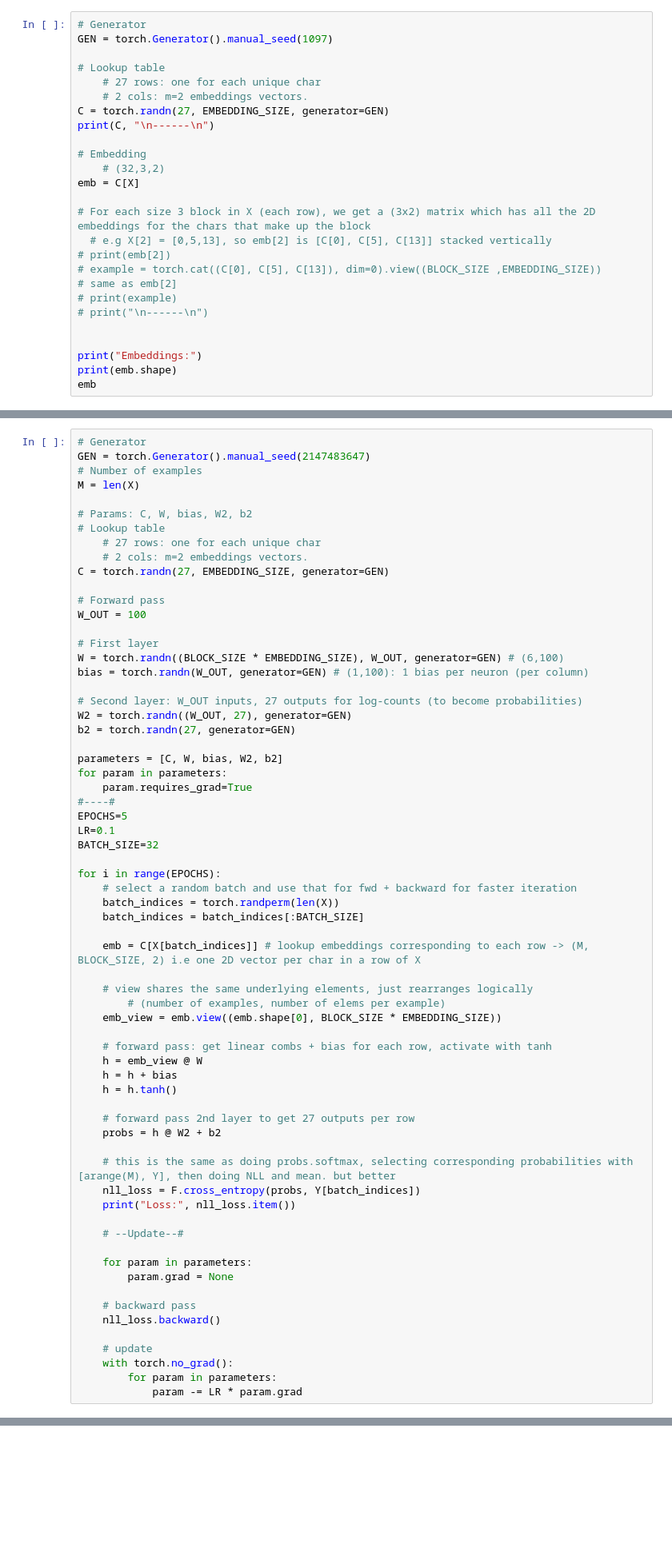
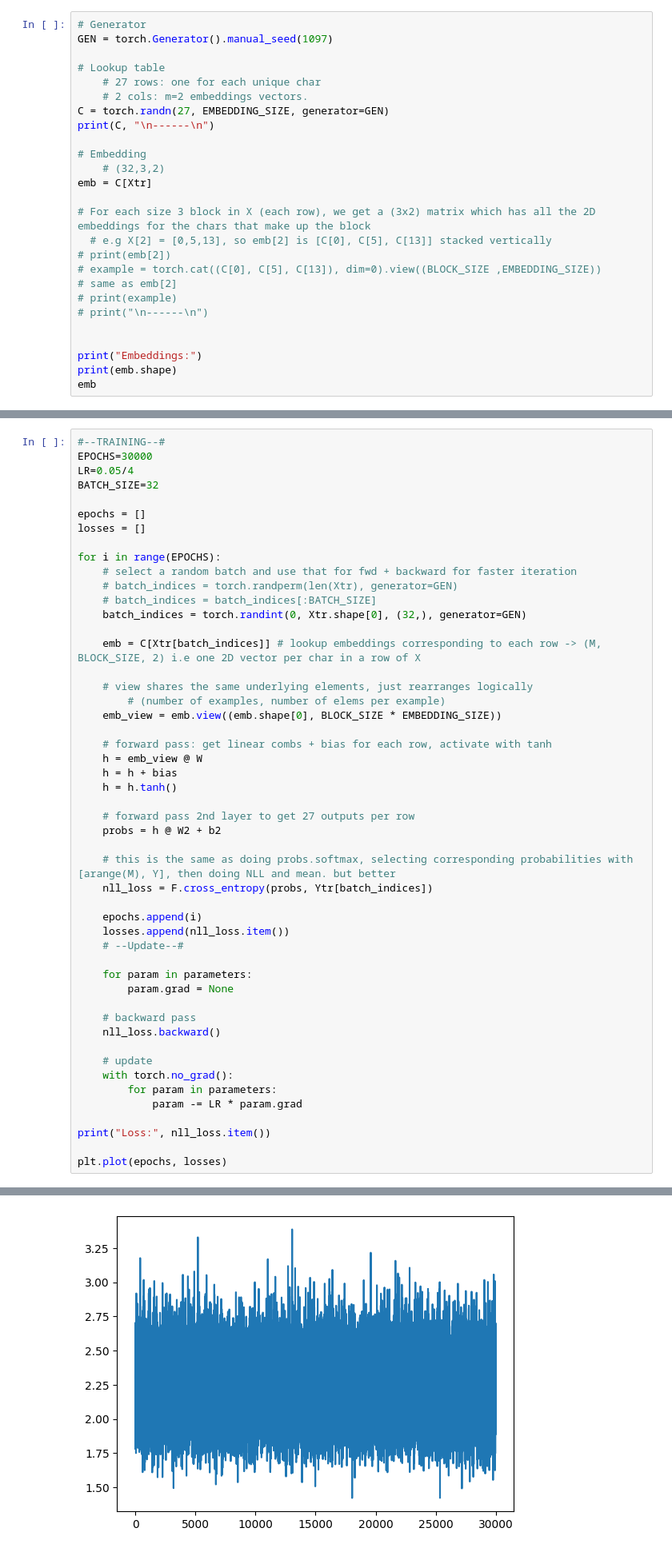
Before and after one commit to leonidas1712/zero-to-hero-neuralnets, a Jupyter notebook: makemore_2_mlp.ipynb, the cells around one changed output, grey strips where cells are left out. Shown: that part at 80% size. Cells and saved outputs as stored; diff of their text form; blank space fills up the shorter version.

Commit message:
Try training

```diff
--- a/makemore_2_mlp.ipynb
+++ b/makemore_2_mlp.ipynb
@@ -159,7 +196,7 @@ print(C, "\n------\n")
 
 # Embedding
     # (32,3,2)
-emb = C[X]
+emb = C[Xtr]
 
 # For each size 3 block in X (each row), we get a (3x2) matrix which has all the 2D embeddings for the chars that make up the block
   # e.g X[2] = [0,5,13], so emb[2] is [C[0], C[5], C[13]] stacked vertically
@@ -377,40 +442,19 @@ tensor(13.5532)
 # %%
-# Generator
-GEN = torch.Generator().manual_seed(2147483647)
-# Number of examples
-M = len(X)
+#--TRAINING--#
+EPOCHS=30000
+LR=0.05/4
+BATCH_SIZE=32
 
-# Params: C, W, bias, W2, b2
-# Lookup table
-    # 27 rows: one for each unique char
-    # 2 cols: m=2 embeddings vectors.
-C = torch.randn(27, EMBEDDING_SIZE, generator=GEN)
-
-# Forward pass
-W_OUT = 100
-
-# First layer
-W = torch.randn((BLOCK_SIZE * EMBEDDING_SIZE), W_OUT, generator=GEN) # (6,100)
-bias = torch.randn(W_OUT, generator=GEN) # (1,100): 1 bias per neuron (per column)
-
-# Second layer: W_OUT inputs, 27 outputs for log-counts (to become probabilities)
-W2 = torch.randn((W_OUT, 27), generator=GEN)
-b2 = torch.randn(27, generator=GEN)
-
-parameters = [C, W, bias, W2, b2]
-for param in parameters:
-    param.requires_grad=True
-#----#
-EPOCHS=5
-LR=0.1
-BATCH_SIZE=32
+epochs = []
+losses = []
 
 for i in range(EPOCHS):
     # select a random batch and use that for fwd + backward for faster iteration
-    batch_indices = torch.randperm(len(X))
-    batch_indices = batch_indices[:BATCH_SIZE]
+    # batch_indices = torch.randperm(len(Xtr), generator=GEN)
+    # batch_indices = batch_indices[:BATCH_SIZE]
+    batch_indices = torch.randint(0, Xtr.shape[0], (32,), generator=GEN)
 
-    emb = C[X[batch_indices]] # lookup embeddings corresponding to each row -> (M, BLOCK_SIZE, 2) i.e one 2D vector per char in a row of X
+    emb = C[Xtr[batch_indices]] # lookup embeddings corresponding to each row -> (M, BLOCK_SIZE, 2) i.e one 2D vector per char in a row of X
 
     # view shares the same underlying elements, just rearranges logically
         # (number of examples, number of elems per example)
@@ -425,9 +469,10 @@ for i in range(EPOCHS):
     probs = h @ W2 + b2
 
     # this is the same as doing probs.softmax, selecting corresponding probabilities with [arange(M), Y], then doing NLL and mean. but better
-    nll_loss = F.cross_entropy(probs, Y[batch_indices])
-    print("Loss:", nll_loss.item())
+    nll_loss = F.cross_entropy(probs, Ytr[batch_indices])
 
+    epochs.append(i)
+    losses.append(nll_loss.item())
     # --Update--#
 
     for param in parameters:
@@ -440,4 +485,8 @@ for i in range(EPOCHS):
     with torch.no_grad():
         for param in parameters:
             param -= LR * param.grad
+
+print("Loss:", nll_loss.item())
+
+plt.plot(epochs, losses)
 # %% [output]
@@ -448,0 +495 @@ Loss: 13.936833381652832
+[figure, added]
```
Also changed, not shown: parts of 16 cells of this notebook.
